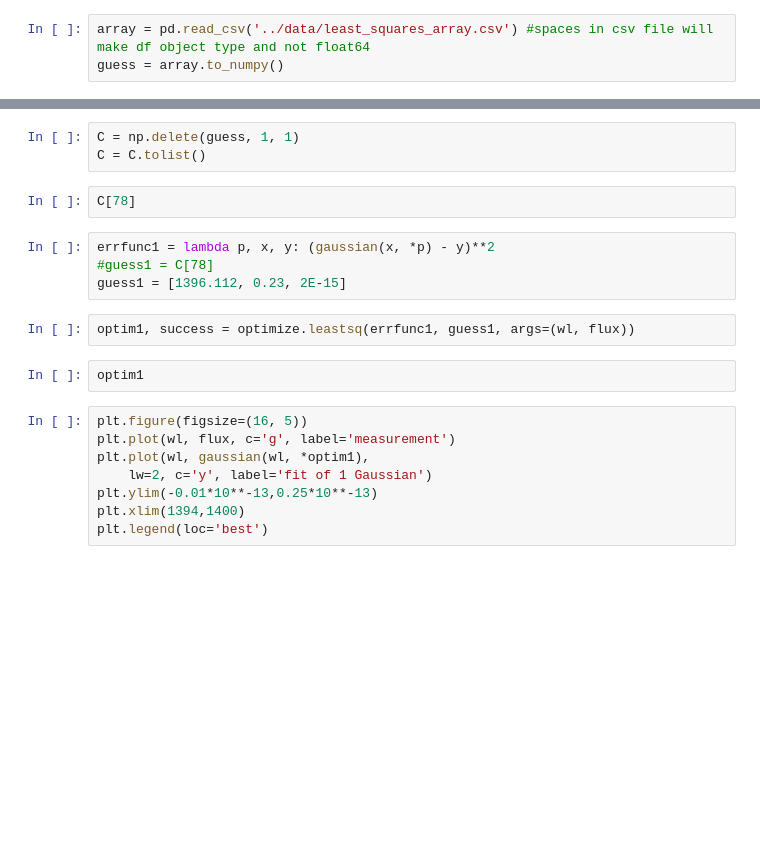
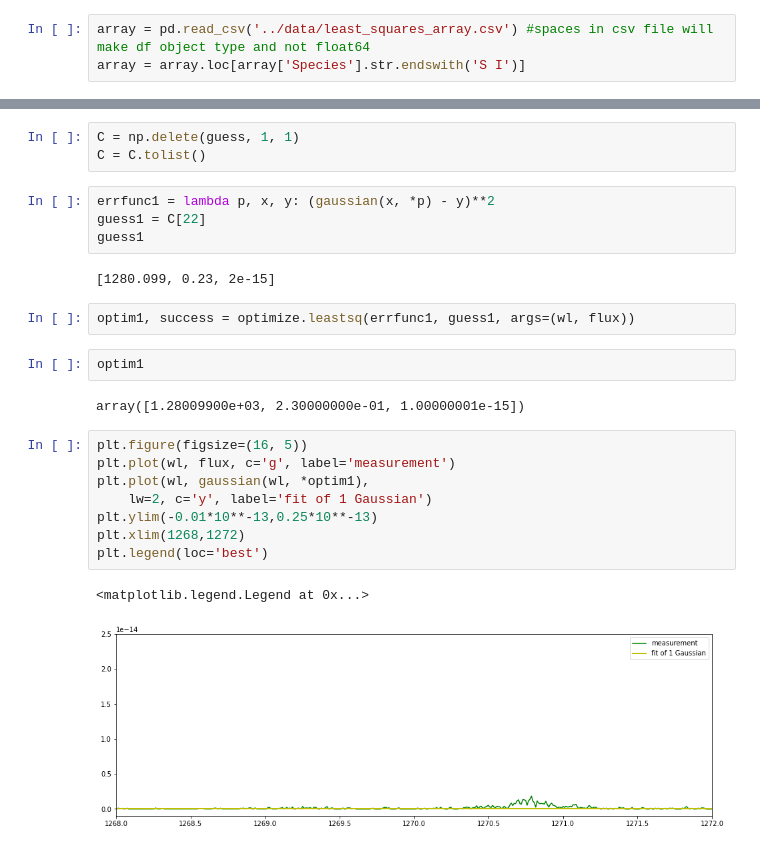
Before and after one commit to 18ganesha/io_brightness, a Jupyter notebook: notebooks/16_Total_array_for_leastsq.ipynb, the cells around one changed output, grey strips where cells are left out. Cells and saved outputs as stored; diff of their text form; blank space fills up the shorter version.

Commit message:
Array x returns A, mu, sig for all S I lines in function

```diff
--- a/notebooks/16_Total_array_for_leastsq.ipynb
+++ b/notebooks/16_Total_array_for_leastsq.ipynb
@@ -47,3 +41,3 @@ def gaussian(x, mu, sig, A):
 # %%
 array = pd.read_csv('../data/least_squares_array.csv') #spaces in csv file will make df object type and not float64
-guess = array.to_numpy()
+array = array.loc[array['Species'].str.endswith('S I')]
@@ -57,21 +53,26 @@ flux = flux.flatten()
 # %%
 C = np.delete(guess, 1, 1)
 C = C.tolist()
-# %%
-C[78]
 # %%
 errfunc1 = lambda p, x, y: (gaussian(x, *p) - y)**2
-#guess1 = C[78]
-guess1 = [1396.112, 0.23, 2E-15]
+guess1 = C[22]
+guess1
+# %% [output]
+[1280.099, 0.23, 2e-15]
 # %%
 optim1, success = optimize.leastsq(errfunc1, guess1, args=(wl, flux))
 # %%
 optim1
+# %% [output]
+array([1.28009900e+03, 2.30000000e-01, 1.00000001e-15])
 # %%
 plt.figure(figsize=(16, 5))
 plt.plot(wl, flux, c='g', label='measurement')
 plt.plot(wl, gaussian(wl, *optim1),
     lw=2, c='y', label='fit of 1 Gaussian')
 plt.ylim(-0.01*10**-13,0.25*10**-13)
-plt.xlim(1394,1400)
+plt.xlim(1268,1272)
 plt.legend(loc='best')
+# %% [output]
+<matplotlib.legend.Legend at 0x...>
+[figure, added]
```
Also changed, not shown: parts of 6 cells of this notebook, 1 other file.
